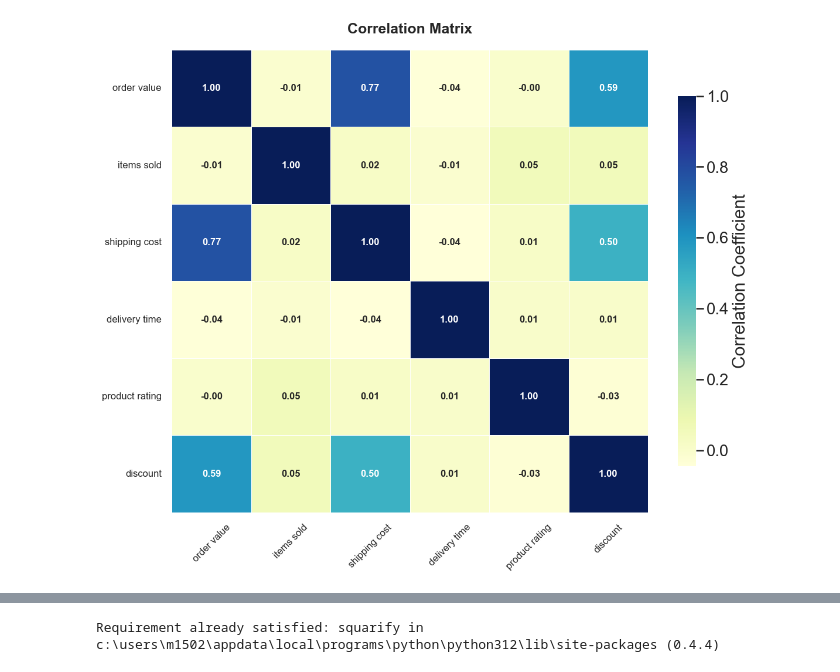
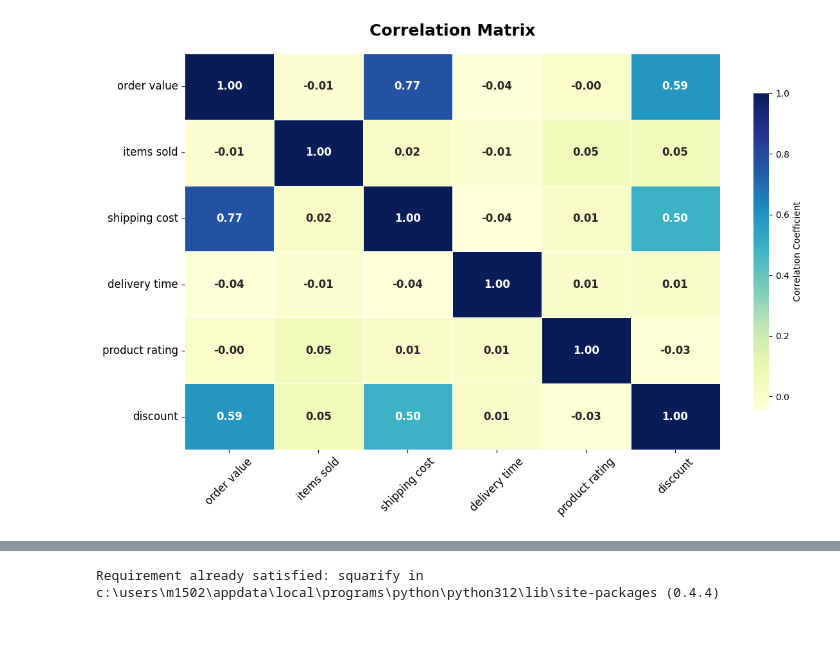
Before and after one commit to mtatbak/stat112FinalProject, a Jupyter notebook: visualization.ipynb, the cells around one changed output, grey strips where cells are left out. Saved outputs shown, nothing was run; the diff lists cells and outputs as text; code cells hidden in the pictures; blank space fills up the shorter version.

```diff
--- a/visualization.ipynb
+++ b/visualization.ipynb
@@ -9,8 +10,9 @@ import matplotlib.pyplot as plt
 import numpy as np
 import squarify
 # %%
-path = r"C:\Users\m1502\Desktop\stat112f\tidy_data.csv"
-df = pd.read_csv(path)
+# used clear dataset
+_path = r"C:\Users\m1502\Desktop\stat112f\tidy_data.csv"
+df = pd.read_csv(_path)
 # %%
 df.head()
 # %% [output]
@@ -277,28 +176,28 @@ plt.show()
 # %%
-# correlation matrix
-numerical_cols = df.select_dtypes(include=['float64', 'int64'])
+# What is the relationship between the numerical values of the dataset?
+numerical_cols = df.select_dtypes(include=['float64', 'int64']) # selected only numerical columns
 corr_matrix = numerical_cols.corr()
 
 # Heatmap
-plt.figure(figsize=(12, 10))
+plt.figure(figsize=(12, 8))
 sns.heatmap(
     corr_matrix,
     annot=True,
     fmt=".2f",
     cmap="YlGnBu",
     linewidths=0.7,
     linecolor='white',
     cbar_kws={'shrink': 0.8, 'label': 'Correlation Coefficient'},
     annot_kws={'size': 12, 'weight': 'bold'}
 )
 
 # titles
 plt.title('Correlation Matrix', fontsize=18, fontweight='bold', pad=20)
 plt.xticks(fontsize=12, rotation=45)
 plt.yticks(fontsize=12, rotation=0)
 
 
 plt.tight_layout()
 plt.show()
 # %% [output]
-[figure, old version]
+[figure, new version]
```
Also changed, not shown: parts of 17 cells of this notebook, 1 other file.
